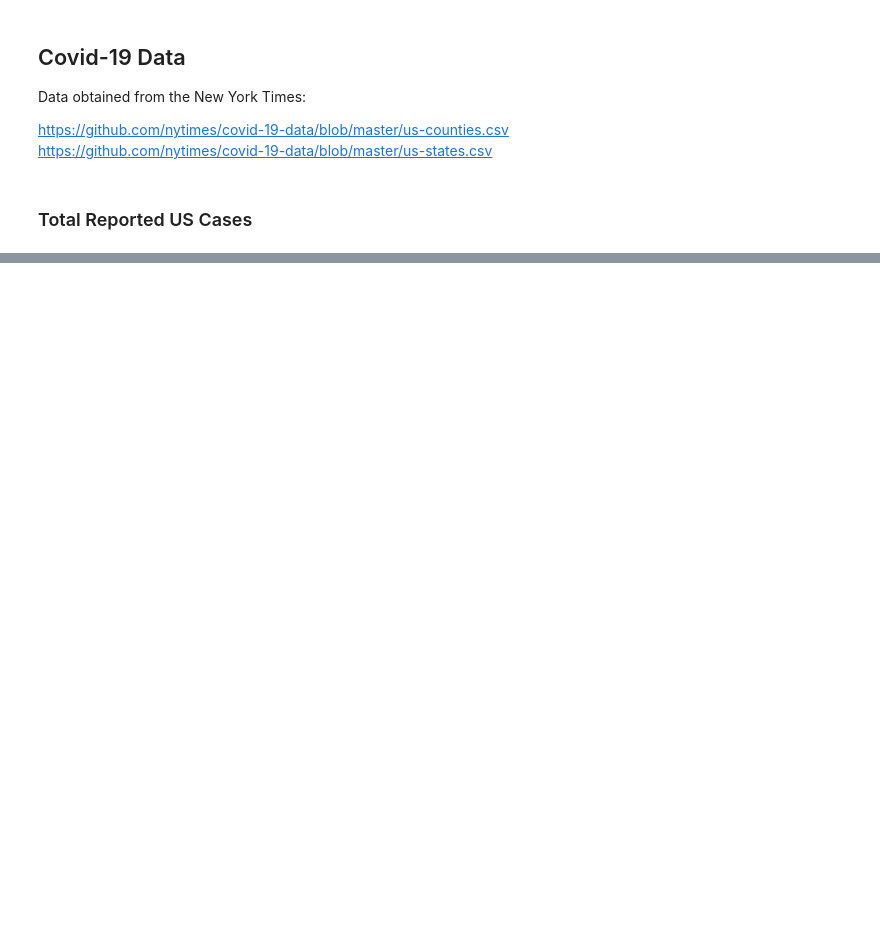
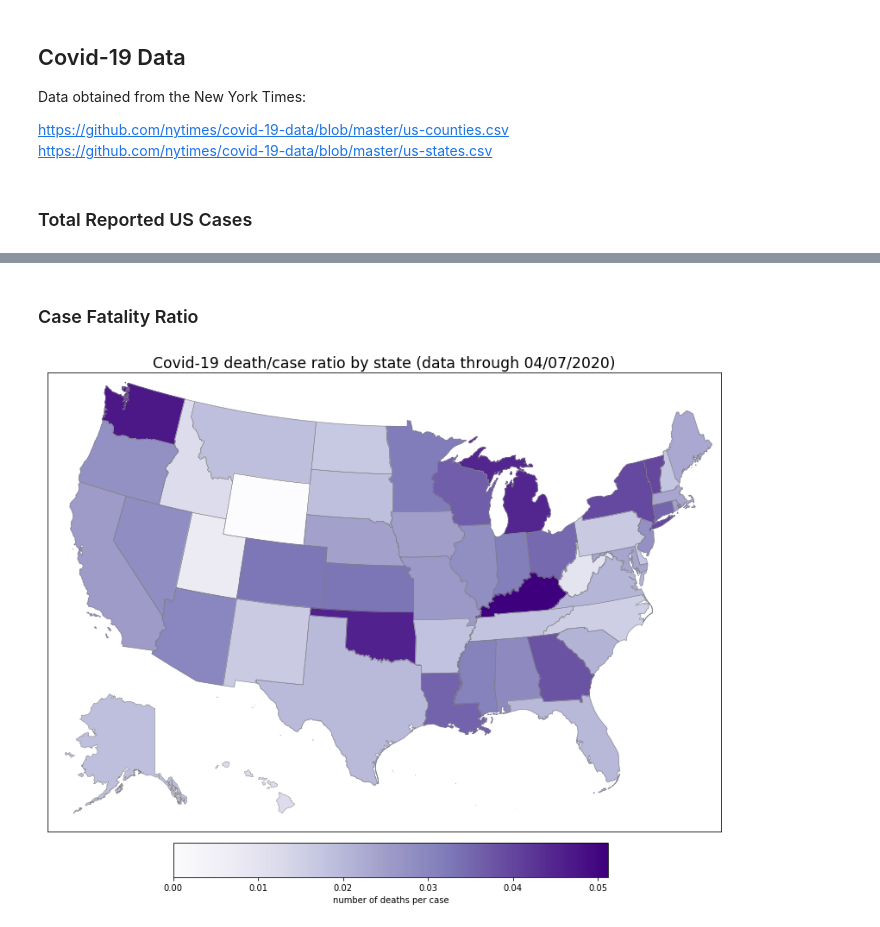
Before and after one commit to ritajett/playground, a Jupyter notebook: covid-data.ipynb, the cells around one changed output, grey strips where cells are left out. Drawn from its saved outputs; the diff is of its cells as text; code cells hidden in the pictures; blank space fills up the shorter version.

```diff
--- a/covid-data.ipynb
+++ b/covid-data.ipynb
@@ -58,0 +59,6 @@ print(national.sort_index(ascending=False).head(n=7))
+# %% [markdown]
+### Case Fatality Ratio
+# %%
+plot_cfr_map(slatest)
+# %% [output]
+[figure, added]
```
Also changed, not shown: parts of 32 cells of this notebook, 2 other files.
